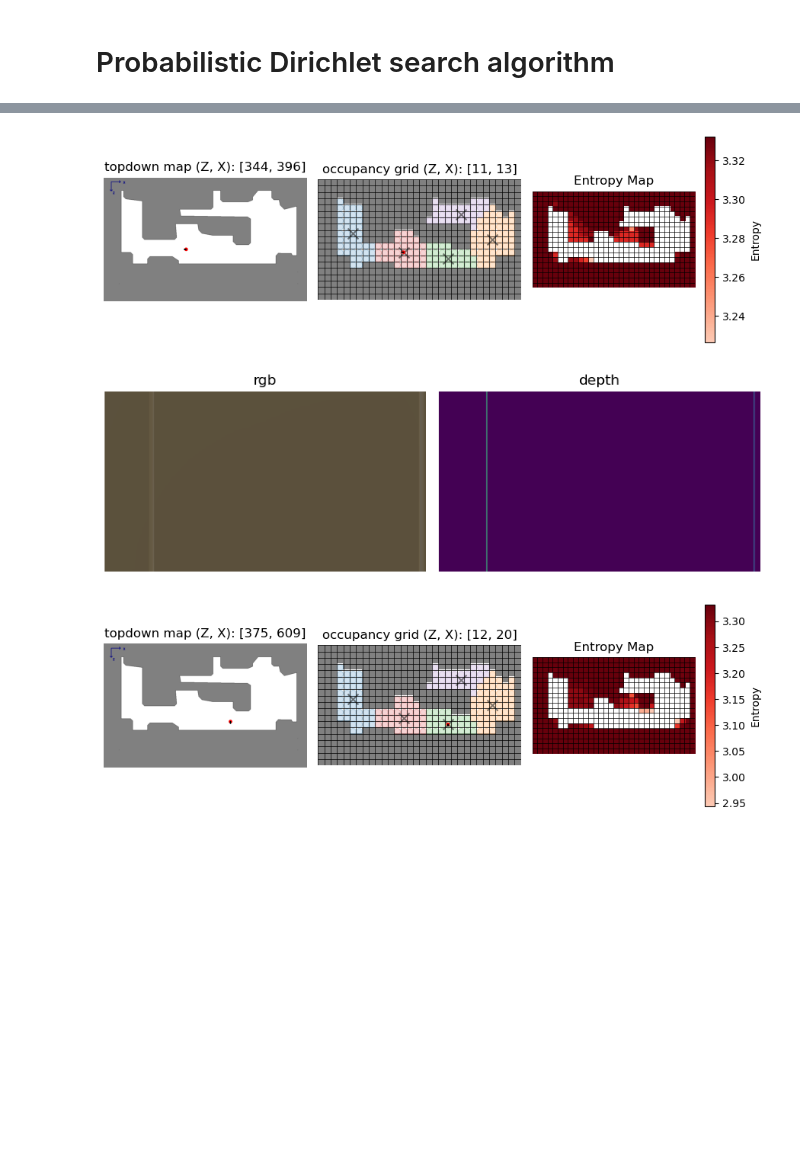
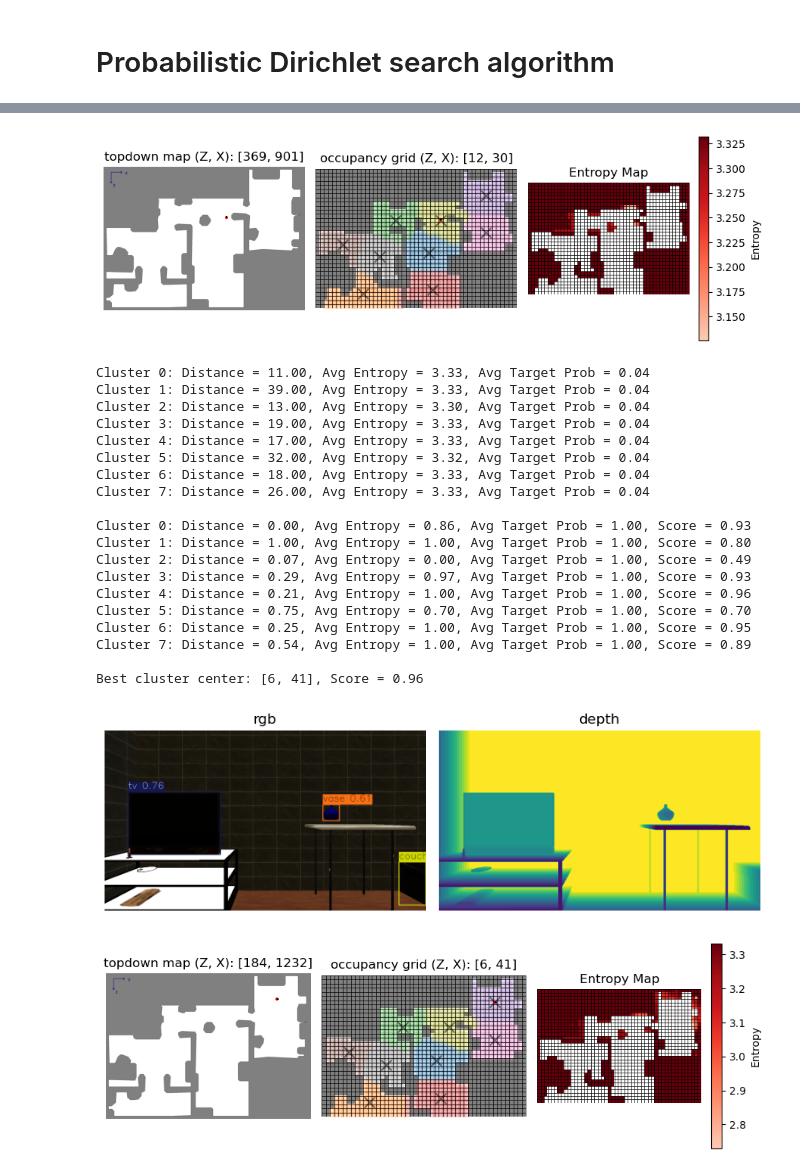
Before and after one commit to joaocb2002/ObjectNav-Msc, a Jupyter notebook: main-dirichlet.ipynb, the cells around one changed output, grey strips where cells are left out. Drawn from its saved outputs; the diff is of its cells as text; code cells hidden in the pictures; blank space fills up the shorter version.

```diff
--- a/main-dirichlet.ipynb
+++ b/main-dirichlet.ipynb
@@ -47,13 +47,14 @@ with open('simulation-data/simulations.json', 'r') as f:
     simulations = json.load(f)
 
 # Simulation configuration
-simulation = simulations[5]
+simulation = simulations[23]
 
 # Access its fields
 SCENE = simulation["scene"]
 TARGET_OBJECT = simulation["target_object"]
 TARGET_OBJECT_ID = simulation["target_object_id"]
 REAL_TARGET_LOCATION = simulation["target_object_location"]
+INDEX = simulation["index"]
 
 # Load the JSON file for RGB camera intrinsics
 with open('simulation-data/camera-intrinsics.json', 'r') as f:
@@ -251,9 +216,10 @@ location_error = float("inf")
 
 # Simulation parameters
 num_clusters = simtools.num_cluster_centers(num_free_cells, max_clusters=num_free_cells)
-w_e, w_d, w_p = 0.5, 0.3, 0.2  # Weights for entropy, distance, and target probability
-MAX_ITER = num_free_cells * 2
+w_e, w_d, w_p = 0.5, 0.2, 0.3  # Weights for entropy, distance, and target probability
+MAX_ITER = num_free_cells * 0.5
 DISPLAY_STEP = MAX_ITER // 10  # Display every 10% of the actions
+DISPLAY_STEP = 1000
 ACTIONS = ACTIONS
 
 # Main simulation loop
@@ -263,7 +229,7 @@ while (num_clusters <= num_free_cells) and (num_actions < MAX_ITER) and (not tar
     cluster_map = simtools.cluster_mapping(grid_free_cells, num_clusters)
     cluster_centers = simtools.get_cluster_centers(cluster_map, num_clusters)
     centroids = cluster_centers.copy() # For displaying logic
-    cluster_occ_cells_map = simtools.assign_cluster_centers_to_cells(grid_occ_cells, cluster_centers)
+    cluster_occ_cells_map = simtools.assign_cluster_centers_to_cells(grid_occ_cells, cluster_centers, grid_free_cells, max_dist=2)
 
     # Entropy map
     entropy_map = simtools.compute_entropy_map(belief_map, grid_map)
@@ -289,16 +255,30 @@ while (num_clusters <= num_free_cells) and (num_actions < MAX_ITER) and (not tar
             avg_target_prob = simtools.compute_max_target_probability(belief_map, cluster_occ_cells_map[tuple(cluster_center)], indoor_objects.index(TARGET_OBJECT))
             avg_target_probs.append(avg_target_prob)
 
+
+        # Print metrics for every cluster center
+        for i, center in enumerate(cluster_centers):
+            print(f"Cluster {i}: Distance = {distances[i]:.2f}, Avg Entropy = {avg_entropies[i]:.2f}, Avg Target Prob = {avg_target_probs[i]:.2f}")
+
         # Normalize score components
         distances, avg_entropies, avg_target_probs = np.array(distances), np.array(avg_entropies), np.array(avg_target_probs)
-        avg_entropies = avg_entropies / MAX_ENTROPY
-        distances = distances / np.max(distances)
+        distances = (distances-np.min(distances)) / (np.max(distances)-np.min(distances)) if np.max(distances) != np.min(distances) else np.ones_like(distances)
+        avg_entropies = (avg_entropies-np.min(avg_entropies)) / (np.max(avg_entropies)-np.min(avg_entropies)) if np.max(avg_entropies) != np.min(avg_entropies) else np.ones_like(avg_entropies)
+        avg_target_probs = (avg_target_probs-np.min(avg_target_probs)) / (np.max(avg_target_probs)-np.min(avg_target_probs)) if np.max(avg_target_probs) != np.min(avg_target_probs) else np.ones_like(avg_target_probs)
 
         # Select best cluster center based on the scores
         scores = w_e * avg_entropies + w_d * (1-distances) + w_p * avg_target_probs
         max_score_idx = np.argmax(scores)
         cluster_center = cluster_centers[max_score_idx]
         _, path = simtools.compute_path(grid_position, cluster_center, grid_free_cells)
+
+        print("")
+        # Print metrics for every cluster center
+        for i, center in enumerate(cluster_centers):
+            print(f"Cluster {i}: Distance = {distances[i]:.2f}, Avg Entropy = {avg_entropies[i]:.2f}, Avg Target Prob = {avg_target_probs[i]:.2f}, Score = {scores[i]:.2f}")
+
+        # Print best cluster center
+        print(f"\nBest cluster center: {cluster_center}, Score = {scores[max_score_idx]:.2f}")
 
         # Move through the path
         while (path) and (num_actions < MAX_ITER) and (not target_found):
@@ -403,6 +383,8 @@ while (num_clusters <= num_free_cells) and (num_actions < MAX_ITER) and (not tar
         if target_found: break
 
         # When in cluster center, rotate 3 times to get the full 360 degrees view
+        simtools.display_sim_observations(rgb, depth)
+        simtools.display_topdown_and_entropy_maps(topdown_map, grid_map, entropy_map, cluster_map, centroids, agent_positions, agent_radius, agent_yaw)
         for i in range(3):
             grid_position, agent_yaw = simtools.perform_action('turn_right', grid_position, agent_yaw)
             agent_quart = myutils.yaw_to_quaternion(agent_yaw)
@@ -477,7 +459,7 @@ while (num_clusters <= num_free_cells) and (num_actions < MAX_ITER) and (not tar
             entropy_map = simtools.compute_entropy_map(belief_map, grid_map)
 
             # Display the simulation state
-            if (i % DISPLAY_STEP == 0):
+            if (num_actions % DISPLAY_STEP == 0):
                 simtools.display_sim_observations(rgb, depth)
                 simtools.display_topdown_and_entropy_maps(topdown_map, grid_map, entropy_map, cluster_map, centroids, agent_positions, agent_radius, agent_yaw)
 
@@ -495,3 +494,22 @@ while (num_clusters <= num_free_cells) and (num_actions < MAX_ITER) and (not tar
-[figure, old version]
+[figure, new version]
+Cluster 0: Distance = 11.00, Avg Entropy = 3.33, Avg Target Prob = 0.04
+Cluster 1: Distance = 39.00, Avg Entropy = 3.33, Avg Target Prob = 0.04
+Cluster 2: Distance = 13.00, Avg Entropy = 3.30, Avg Target Prob = 0.04
+Cluster 3: Distance = 19.00, Avg Entropy = 3.33, Avg Target Prob = 0.04
+Cluster 4: Distance = 17.00, Avg Entropy = 3.33, Avg Target Prob = 0.04
+Cluster 5: Distance = 32.00, Avg Entropy = 3.32, Avg Target Prob = 0.04
+Cluster 6: Distance = 18.00, Avg Entropy = 3.33, Avg Target Prob = 0.04
+Cluster 7: Distance = 26.00, Avg Entropy = 3.33, Avg Target Prob = 0.04
+
+Cluster 0: Distance = 0.00, Avg Entropy = 0.86, Avg Target Prob = 1.00, Score = 0.93
+Cluster 1: Distance = 1.00, Avg Entropy = 1.00, Avg Target Prob = 1.00, Score = 0.80
+Cluster 2: Distance = 0.07, Avg Entropy = 0.00, Avg Target Prob = 1.00, Score = 0.49
+Cluster 3: Distance = 0.29, Avg Entropy = 0.97, Avg Target Prob = 1.00, Score = 0.93
+Cluster 4: Distance = 0.21, Avg Entropy = 1.00, Avg Target Prob = 1.00, Score = 0.96
+Cluster 5: Distance = 0.75, Avg Entropy = 0.70, Avg Target Prob = 1.00, Score = 0.70
+Cluster 6: Distance = 0.25, Avg Entropy = 1.00, Avg Target Prob = 1.00, Score = 0.95
+Cluster 7: Distance = 0.54, Avg Entropy = 1.00, Avg Target Prob = 1.00, Score = 0.89
+
+Best cluster center: [6, 41], Score = 0.96
-[figure, old version]
+[figure, new version]
-[figure, old version]
+[figure, new version]
```
Also changed, not shown: parts of 4 cells of this notebook, 2 other files.
